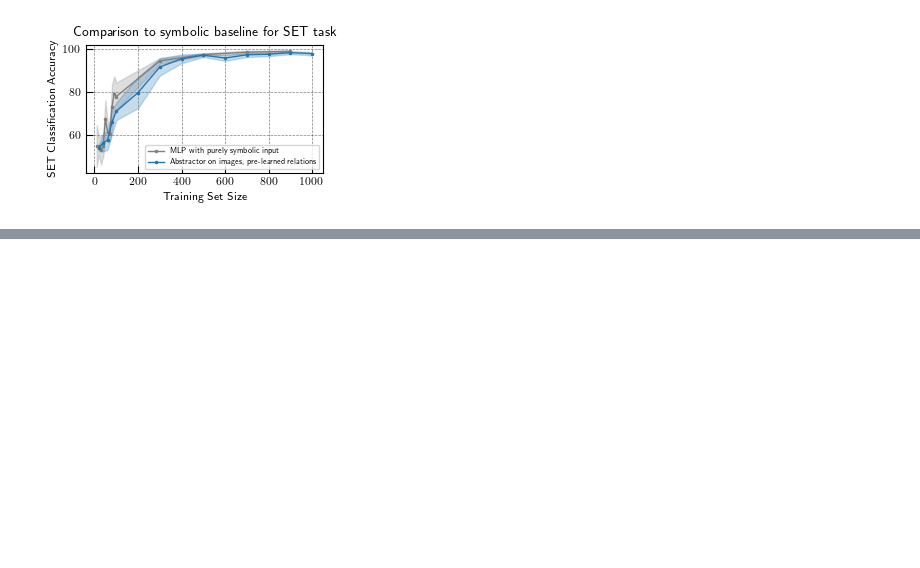
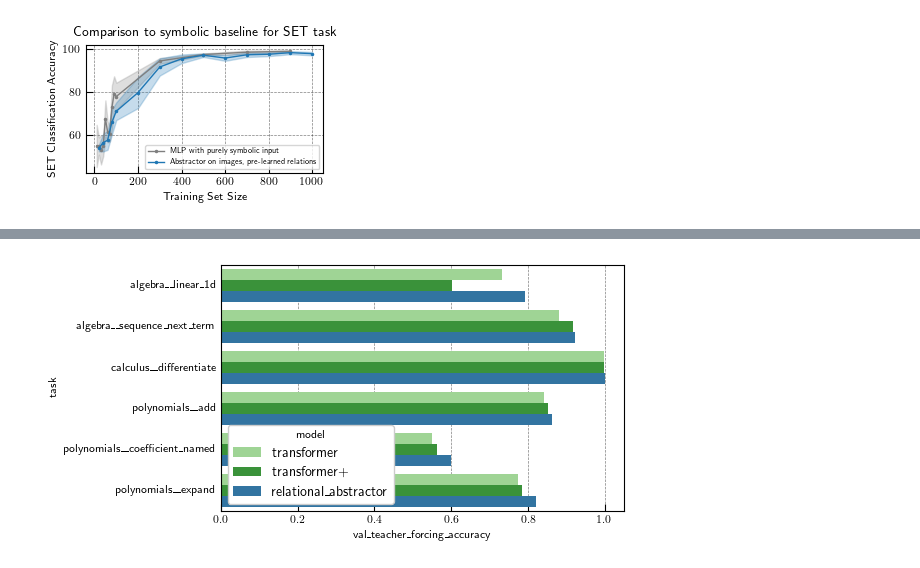
Before and after one commit to jdlafferty/relational, a Jupyter notebook: paper/paper_figures/create_figures.ipynb, the cells around one changed output, grey strips where cells are left out. Saved outputs shown, nothing was run; the diff lists cells and outputs as text; code cells hidden in the pictures; blank space fills up the shorter version.

```diff
--- a/paper/paper_figures/create_figures.ipynb
+++ b/paper/paper_figures/create_figures.ipynb
@@ -327,0 +331,18 @@ plot_symbolic_comparison(train_sizes, accs, symbolic_train_sizes, symbolic_accs)
+# %%
+figure_data = pd.read_csv('figure_data/math_endoftraining_metrics.csv', index_col=0)
+# %%
+metrics = ['teacher_forcing_accuracy', 'val_teacher_forcing_accuracy']
+models = ['tfm_transformer-medium', 'tfm_transformer-medium+', 'tfm_relational_abstractor-medium'] #, 'tfm_relational_abstractor2-medium']
+model_name_map = {
+        'tfm_transformer-medium': 'transformer', 'tfm_transformer-medium+': 'transformer+',
+        'tfm_relational_abstractor-medium': 'relational_abstractor', 'tfm_relational_abstractor2-medium': 'relational_abstractor (v2)'}
+
+table_data = figure_data.copy()
+model_filter = table_data['group'].isin(models)
+table_data = table_data[model_filter][metrics + ['group', 'task']]
+table_data['group'] = pd.Categorical(table_data['group'], models, ordered=True)
+table_data['group'] = table_data['group'].map(model_name_map)
+table_data.rename(columns={'group': 'model'}, inplace=True)
+table_data = table_data.set_index(['task', 'model'])[metrics]
+table_data.sort_index(inplace=True)
+table_data
@@ -327,0 +368,15 @@ plot_symbolic_comparison(train_sizes, accs, symbolic_train_sizes, symbolic_accs)
+# %%
+# bar plot figure
+color_map_ = {
+    'relational_abstractor': cmap(0),
+    'transformer': cmap(5), 'transformer+': cmap(4),
+    }
+
+fig, ax = plt.subplots(figsize=(6, 3))
+sns.barplot(table_data.reset_index(), x='val_teacher_forcing_accuracy', y='task', hue='model', orient='h', palette=color_map_,
+                        estimator='mean', errorbar=('ci', 95), errwidth=1.25, capsize=0.05, ax=ax)
+fig.set_tight_layout(True)
+sns.move_legend(ax, "lower left")
+fig.savefig(f'{save_dir}/math_tfm_metrics.pdf')
+# %% [output]
+[figure, added]
```
Also changed, not shown: parts of 11 cells of this notebook, 1 other file.
